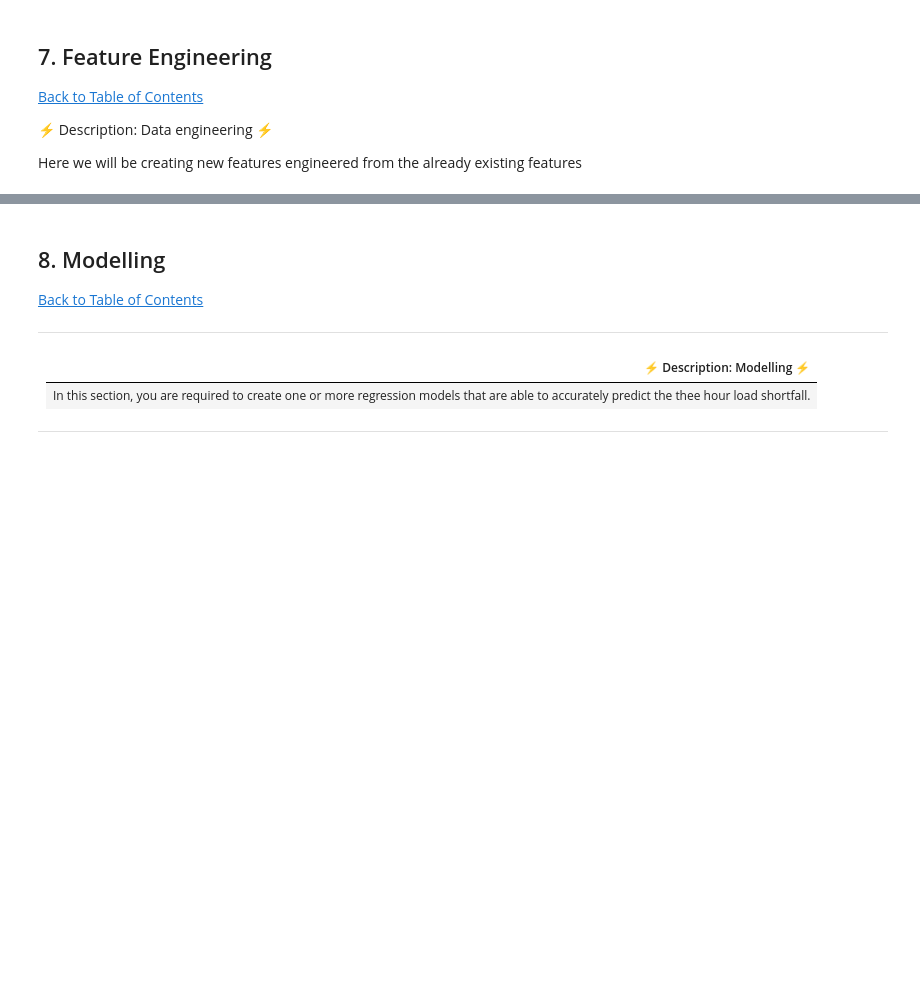
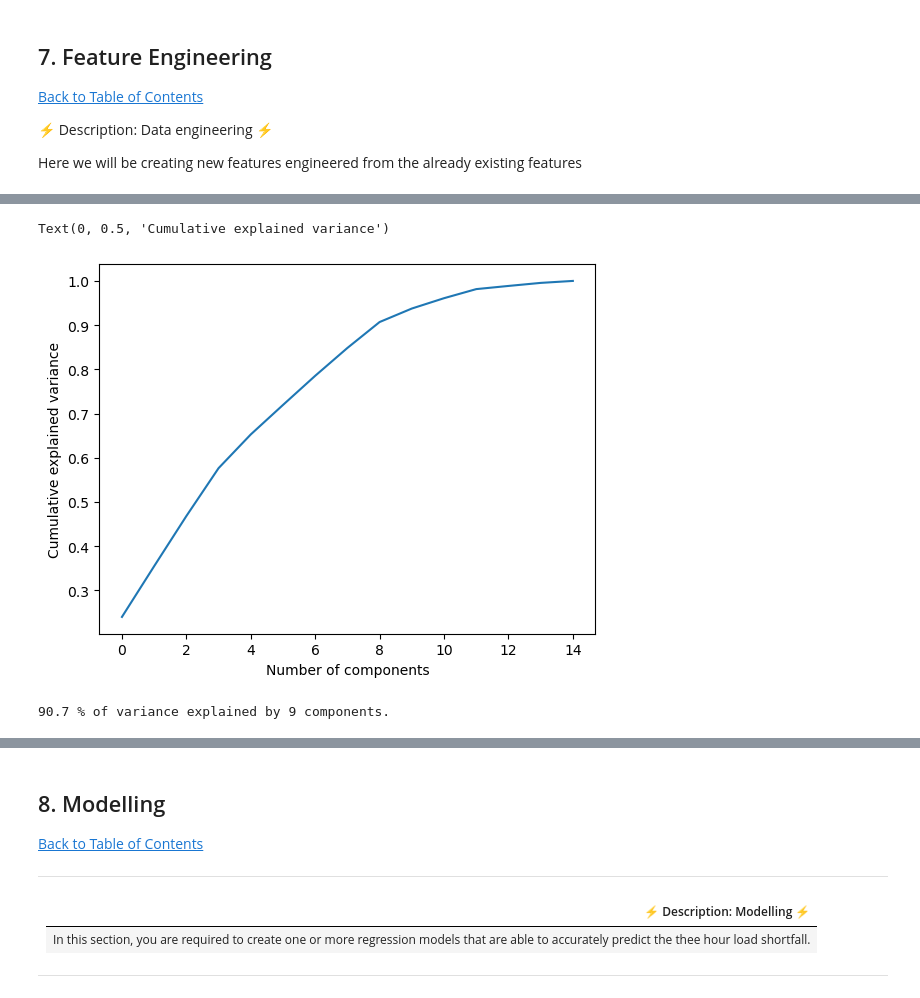
Before and after one commit to HlawuR/SmartRecommender, a Jupyter notebook: Unsupervised_skeleton_notebook.ipynb, the cells around one changed output, grey strips where cells are left out. Saved outputs shown, nothing was run; the diff lists cells and outputs as text; code cells hidden in the pictures; blank space fills up the shorter version.

Commit message:
Have reduced dimensionality using PCA with 90.7 % variance being represented by only 9 components

```diff
--- a/Unsupervised_skeleton_notebook.ipynb
+++ b/Unsupervised_skeleton_notebook.ipynb
@@ -523,6 +866,37 @@ df_merge_all.head()
 # %%
 # create short list of unwanted columns
-labels = ['CensusId', 'State', 'County']
+labels = ['tag_x', 'cast_pairs_hyphen', 'clean_genres','title_string','tag_y','director']
 
 # declare the features to be all columns, less the unwanted ones from above
-features = [col for col in us_df.columns if col not in labels]
+features = [col for col in df_merge_all.columns if col not in labels]
+# %%
+#scaling features
+df_merge_all[features] = preprocessing.scale(df_merge_all[features])
+# %%
+# define PCA object
+pca = PCA()
+
+# fit the PCA model to our data and apply the dimensionality reduction
+principal_comp = pca.fit_transform(df_merge_all[features])
+
+# create a dataframe containing the principal components
+pca_df = pd.DataFrame(data = principal_comp)
+
+#pca_df["state"] = us_df["State"]
+
+# plot line graph of cumulative variance explained
+plt.plot(np.cumsum(pca.explained_variance_ratio_))
+plt.xlabel('Number of components')
+plt.ylabel('Cumulative explained variance')
+# %% [output]
+Text(0, 0.5, 'Cumulative explained variance')
+[figure, added]
+# %%
+pca_85 = PCA(.85)
+pca_85.fit_transform(df_merge_all[features])
+print(round(pca_85.explained_variance_ratio_.sum()*100, 1),
+      "% of variance explained by",
+      pca_85.n_components_,
+      "components.")
+# %% [output]
+90.7 % of variance explained by 9 components.
```
Also changed, not shown: parts of 61 cells of this notebook.
